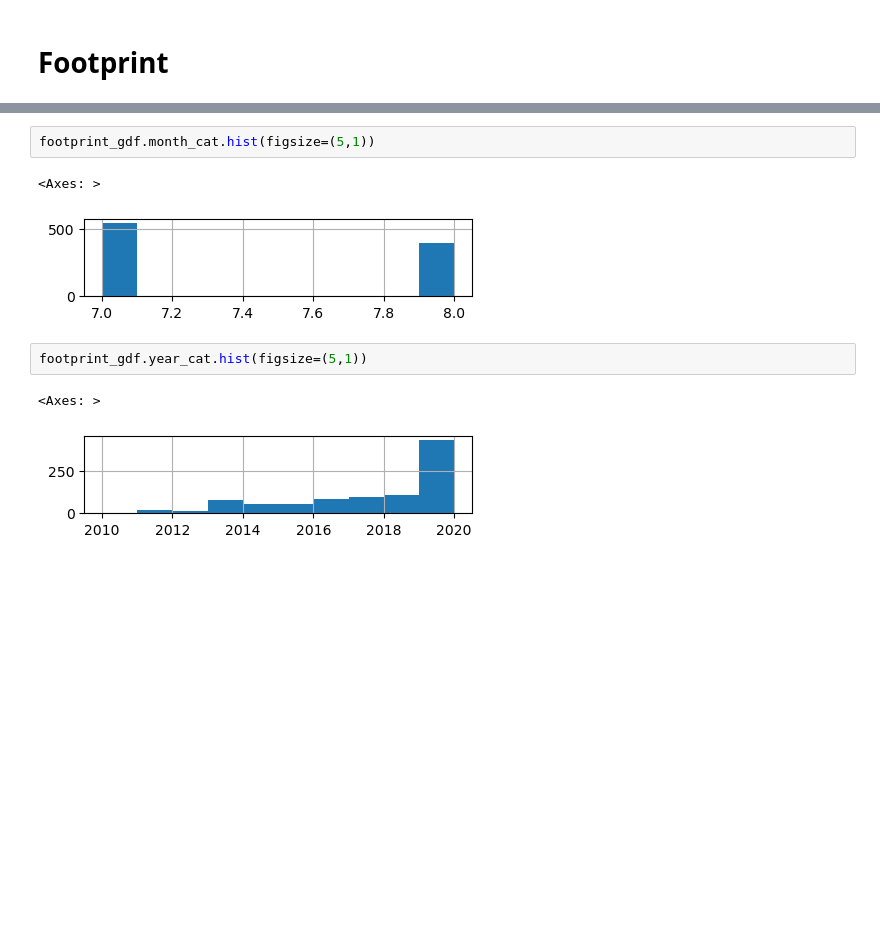
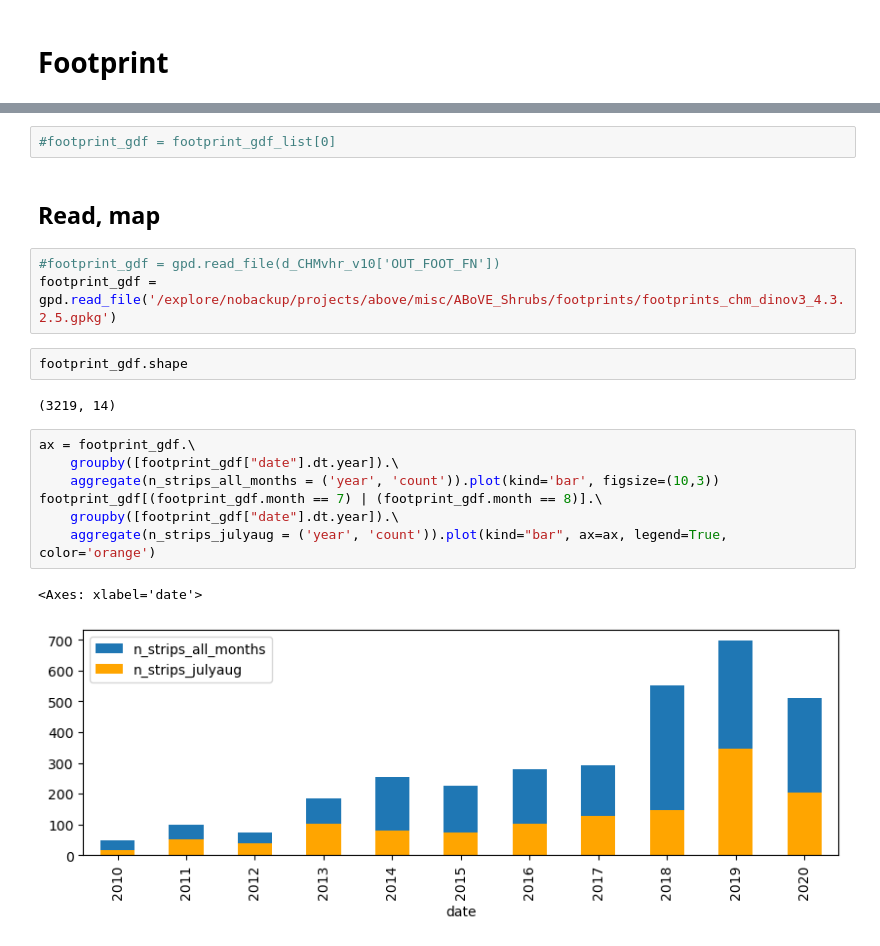
Before and after one commit to nasa-nccs-hpda/above-shrubs, a Jupyter notebook: notebooks/footprint_predictions.ipynb, the cells around one changed output, grey strips where cells are left out. Drawn from its saved outputs; the diff is of its cells as text; blank space fills up the shorter version.

```diff
--- a/notebooks/footprint_predictions.ipynb
+++ b/notebooks/footprint_predictions.ipynb
@@ -137,10 +368,21 @@ memory usage: 110.9+ KB
+# %%
+#footprint_gdf = footprint_gdf_list[0]
+# %% [markdown]
+## Read, map
+# %%
+#footprint_gdf = gpd.read_file(d_CHMvhr_v10['OUT_FOOT_FN'])
+footprint_gdf = gpd.read_file('/explore/nobackup/projects/above/misc/ABoVE_Shrubs/footprints/footprints_chm_dinov3_4.3.2.5.gpkg')
+# %%
+footprint_gdf.shape
+# %% [output]
+(3219, 14)
 # %%
-footprint_gdf.month_cat.hist(figsize=(5,1))
+ax = footprint_gdf.\
+    groupby([footprint_gdf["date"].dt.year]).\
+    aggregate(n_strips_all_months = ('year', 'count')).plot(kind='bar', figsize=(10,3))
+footprint_gdf[(footprint_gdf.month == 7) | (footprint_gdf.month == 8)].\
+    groupby([footprint_gdf["date"].dt.year]).\
+    aggregate(n_strips_julyaug = ('year', 'count')).plot(kind="bar", ax=ax, legend=True, color='orange')
 # %% [output]
-<Axes: >
+<Axes: xlabel='date'>
-[figure, old version]
+[figure, new version]
-# %%
-footprint_gdf.year_cat.hist(figsize=(5,1))
-# %% [output]
-<Axes: >
-[figure, removed]
```
Also changed, not shown: parts of 23 cells of this notebook, 7 other files.
